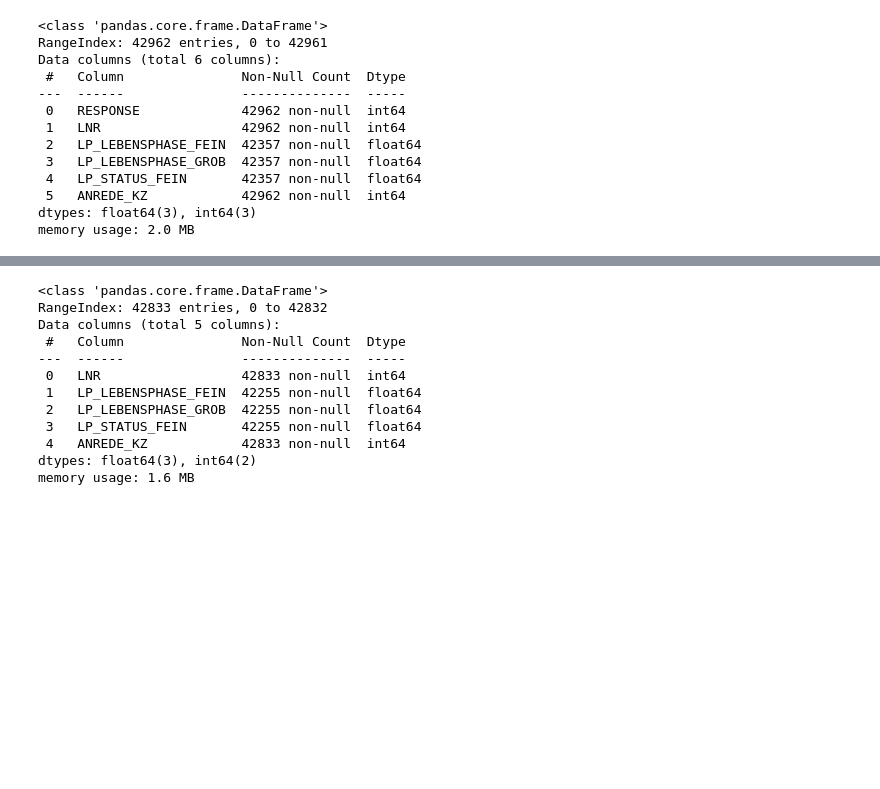
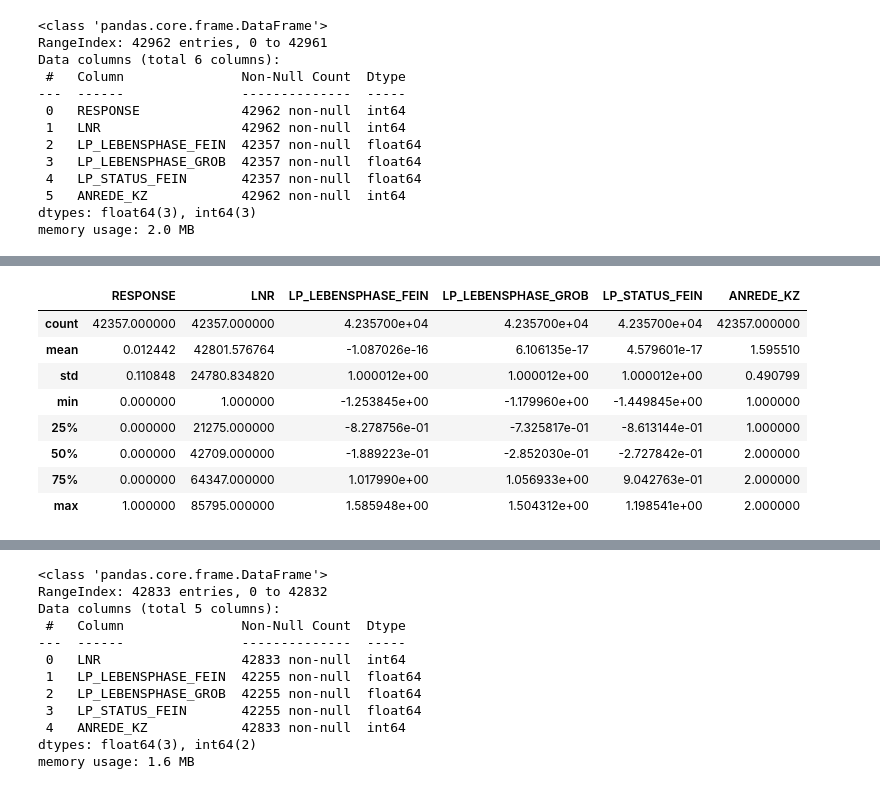
Before and after one commit to djarrin/arvato-ml-captstone, a Jupyter notebook: project_workbook.ipynb, the cells around one changed output, grey strips where cells are left out. Saved outputs shown, nothing was run; the diff lists cells and outputs as text; code cells hidden in the pictures; blank space fills up the shorter version.

```diff
--- a/project_workbook.ipynb
+++ b/project_workbook.ipynb
@@ -160,0 +188,12 @@ init_train.info()
+# %%
+init_train.describe()
+# %% [output]
+|  | RESPONSE | LNR | LP_LEBENSPHASE_FEIN | LP_LEBENSPHASE_GROB | LP_STATUS_FEIN | ANREDE_KZ |
+| count | 42357.000000 | 42357.000000 | 4.235700e+04 | 4.235700e+04 | 4.235700e+04 | 42357.000000 |
+| mean | 0.012442 | 42801.576764 | -1.087026e-16 | 6.106135e-17 | 4.579601e-17 | 1.595510 |
+| std | 0.110848 | 24780.834820 | 1.000012e+00 | 1.000012e+00 | 1.000012e+00 | 0.490799 |
+| min | 0.000000 | 1.000000 | -1.253845e+00 | -1.179960e+00 | -1.449845e+00 | 1.000000 |
+| 25% | 0.000000 | 21275.000000 | -8.278756e-01 | -7.325817e-01 | -8.613144e-01 | 1.000000 |
+| 50% | 0.000000 | 42709.000000 | -1.889223e-01 | -2.852030e-01 | -2.727842e-01 | 2.000000 |
+| 75% | 0.000000 | 64347.000000 | 1.017990e+00 | 1.056933e+00 | 9.042763e-01 | 2.000000 |
+| max | 1.000000 | 85795.000000 | 1.585948e+00 | 1.504312e+00 | 1.198541e+00 | 2.000000 |
```
Also changed, not shown: parts of 18 cells of this notebook.
